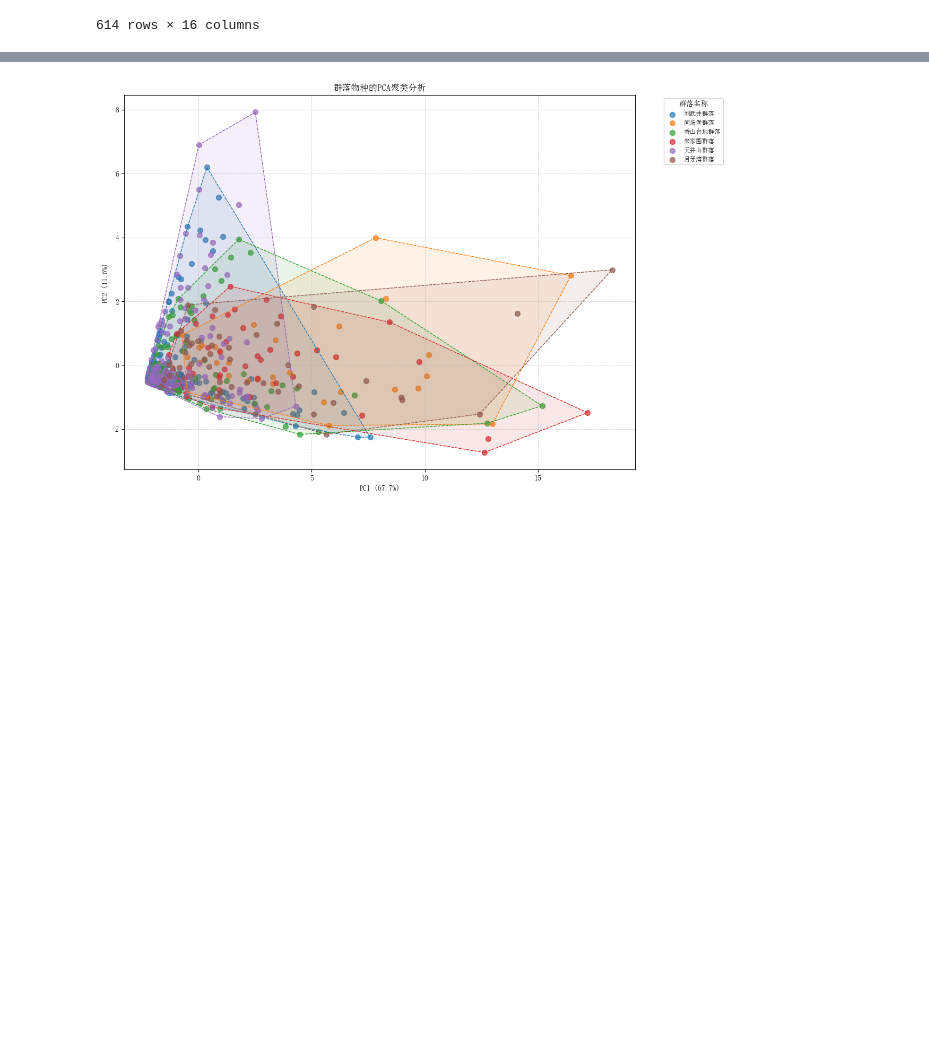
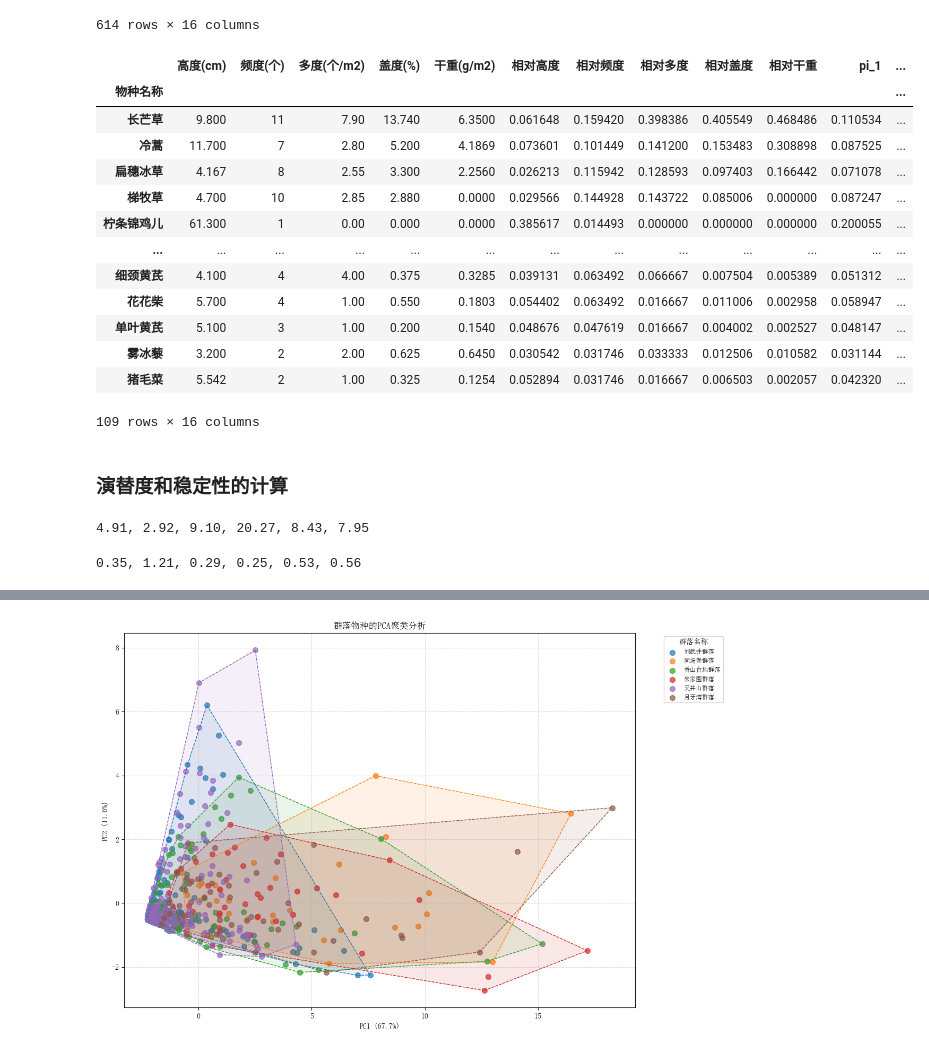
Before and after one commit to An-Ordinary-Man/The-process-record-of-learning-bioinformatics, a Jupyter notebook: PCA_for_plant_community/PCA.ipynb, the cells around one changed output, grey strips where cells are left out. Saved outputs shown, nothing was run; the diff lists cells and outputs as text; code cells hidden in the pictures; blank space fills up the shorter version.

```diff
--- a/PCA_for_plant_community/PCA.ipynb
+++ b/PCA_for_plant_community/PCA.ipynb
@@ -211,7 +214,25 @@ combined_df
 # %%
 combined_df_5 = combined_df[combined_df['月份'] == 5]
 combined_df_6 = combined_df[combined_df['月份'] == 6]
 combined_df_7 = combined_df[combined_df['月份'] == 7]
 combined_df_8 = combined_df[combined_df['月份'] == 8]
 combined_df_9 = combined_df[combined_df['月份'] == 9]
 combined_df_10 = combined_df[combined_df['月份'] == 10]
+combined_df_8
+# %% [output]
+|  | 高度(cm) | 频度(个) | 多度(个/m2) | 盖度(%) | 干重(g/m2) | 相对高度 | 相对频度 | 相对多度 | 相对盖度 | 相对干重 | pi_1 | ... |
+| 物种名称 |  |  |  |  |  |  |  |  |  |  |  | ... |
+| 长芒草 | 9.800 | 11 | 7.90 | 13.740 | 6.3500 | 0.061648 | 0.159420 | 0.398386 | 0.405549 | 0.468486 | 0.110534 | ... |
+| 冷蒿 | 11.700 | 7 | 2.80 | 5.200 | 4.1869 | 0.073601 | 0.101449 | 0.141200 | 0.153483 | 0.308898 | 0.087525 | ... |
+| 扁穗冰草 | 4.167 | 8 | 2.55 | 3.300 | 2.2560 | 0.026213 | 0.115942 | 0.128593 | 0.097403 | 0.166442 | 0.071078 | ... |
+| 梯牧草 | 4.700 | 10 | 2.85 | 2.880 | 0.0000 | 0.029566 | 0.144928 | 0.143722 | 0.085006 | 0.000000 | 0.087247 | ... |
+| 柠条锦鸡儿 | 61.300 | 1 | 0.00 | 0.000 | 0.0000 | 0.385617 | 0.014493 | 0.000000 | 0.000000 | 0.000000 | 0.200055 | ... |
+| ... | ... | ... | ... | ... | ... | ... | ... | ... | ... | ... | ... | ... |
+| 细颈黄芪 | 4.100 | 4 | 4.00 | 0.375 | 0.3285 | 0.039131 | 0.063492 | 0.066667 | 0.007504 | 0.005389 | 0.051312 | ... |
+| 花花柴 | 5.700 | 4 | 1.00 | 0.550 | 0.1803 | 0.054402 | 0.063492 | 0.016667 | 0.011006 | 0.002958 | 0.058947 | ... |
+| 单叶黄芪 | 5.100 | 3 | 1.00 | 0.200 | 0.1540 | 0.048676 | 0.047619 | 0.016667 | 0.004002 | 0.002527 | 0.048147 | ... |
+| 雾冰藜 | 3.200 | 2 | 2.00 | 0.625 | 0.6450 | 0.030542 | 0.031746 | 0.033333 | 0.012506 | 0.010582 | 0.031144 | ... |
+| 猪毛菜 | 5.542 | 2 | 1.00 | 0.325 | 0.1254 | 0.052894 | 0.031746 | 0.016667 | 0.006503 | 0.002057 | 0.042320 | ... |
+109 rows × 16 columns
+# %% [markdown]
+### 演替度和稳定性的计算
@@ -217,0 +256,40 @@ combined_df_10 = combined_df[combined_df['月份'] == 10]
+# %%
+def lifestyle(df):
+    df.loc[:, "演替度"] = sum(df['盖度(%)'])/100 * sum(df['生活型'] * df['pi_4'] / len(df))
+    ds = sum(df['演替度'])
+    return df, ds
+
+lwj_lifestyle, ds_lwj = lifestyle(lwj_lifestyle)
+tjs_lifestyle, ds_tjs = lifestyle(tjs_lifestyle)
+xstd_lifestyle, ds_xstd = lifestyle(xstd_lifestyle)
+tcb_lifestyle, ds_tcb = lifestyle(tcb_lifestyle)
+yyw_lifestyle, ds_yyw = lifestyle(yyw_lifestyle)
+zjq_lifestyle, ds_zjq = lifestyle(zjq_lifestyle)
+
+print(f"{ds_lwj:.2f}, {ds_tcb:.2f}, {ds_tjs:.2f}, {ds_xstd:.2f}, {ds_yyw:.2f}, {ds_zjq:.2f}")
+# %% [output]
+4.91, 2.92, 9.10, 20.27, 8.43, 7.95
+# %%
+import pandas as pd
+import numpy as np
+
+def tilman_stability(df):
+    """
+    计算Tilman稳定性指数
+    参数:df
+    返回:稳定性指数
+    """
+    mu = df['干重(g/m2)'].mean()  # 平均值
+    sigma = df['干重(g/m2)'].std()  # 标准差
+    return mu / sigma if sigma != 0 else np.inf  # 避免除以零
+
+tilman_lwj = tilman_stability(lwj_lifestyle)
+tilman_xstd = tilman_stability(xstd_lifestyle)
+tilman_tjs = tilman_stability(tjs_lifestyle)
+tilman_tcb = tilman_stability(tcb_lifestyle)
+tilman_yyw = tilman_stability(yyw_lifestyle)
+tilman_zjq = tilman_stability(zjq_lifestyle)
+
+print(f"{tilman_lwj:.2f}, {tilman_tcb:.2f}, {tilman_tjs:.2f}, {tilman_xstd:.2f}, {tilman_yyw:.2f}, {tilman_zjq:.2f}")
+# %% [output]
+0.35, 1.21, 0.29, 0.25, 0.53, 0.56
```
Also changed, not shown: parts of 5 cells of this notebook.
